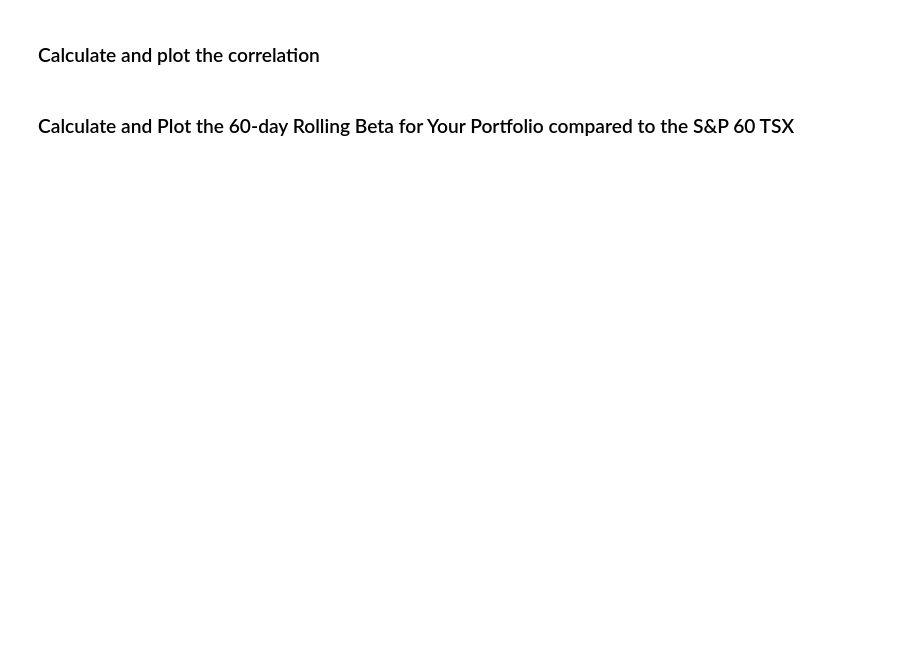
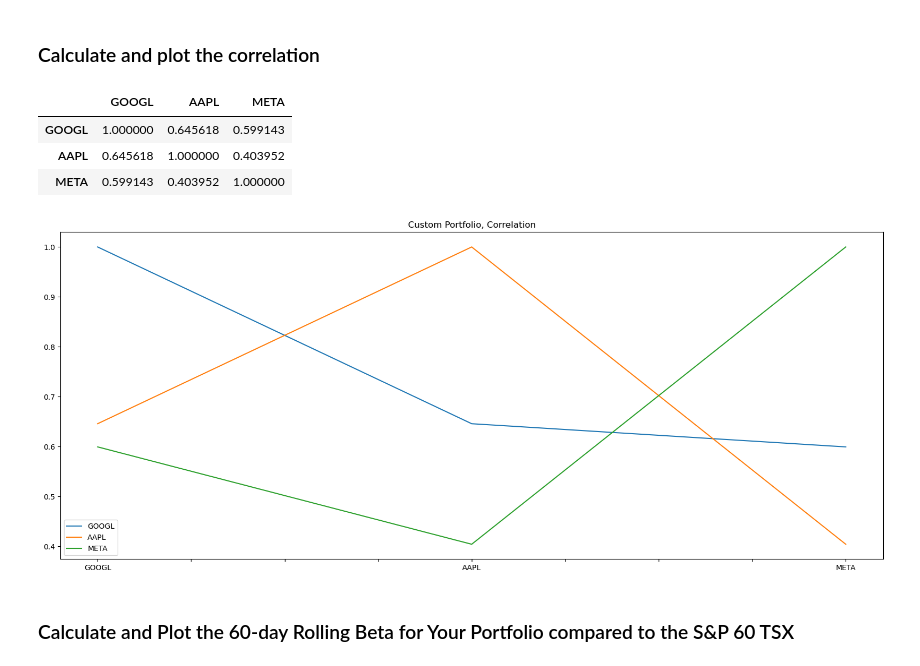
Before and after one commit to knieuwhof/Module-4-Challenge, a Jupyter notebook: whale_analysis.ipynb, the cells around one changed output. Saved outputs shown, nothing was run; the diff lists cells and outputs as text; code cells hidden in the pictures; blank space fills up the shorter version.

```diff
--- a/whale_analysis.ipynb
+++ b/whale_analysis.ipynb
@@ -705,5 +744,16 @@ returns_both_portfolios.head()
 ### Calculate and plot the correlation
 # %%
 # Calculate and plot the correlation
+
+custom_port_daily_returns.corr()
+# %% [output]
+|  | GOOGL | AAPL | META |
+| GOOGL | 1.000000 | 0.645618 | 0.599143 |
+| AAPL | 0.645618 | 1.000000 | 0.403952 |
+| META | 0.599143 | 0.403952 | 1.000000 |
+# %%
+custom_port_daily_returns.corr().plot(figsize=(20,8), title = 'Custom Portfolio, Correlation');
+# %% [output]
+[figure, added]
 # %% [markdown]
 ### Calculate and Plot the 60-day Rolling Beta for Your Portfolio compared to the S&P 60 TSX
```
Also changed, not shown: parts of 15 cells of this notebook, 1 other file.
